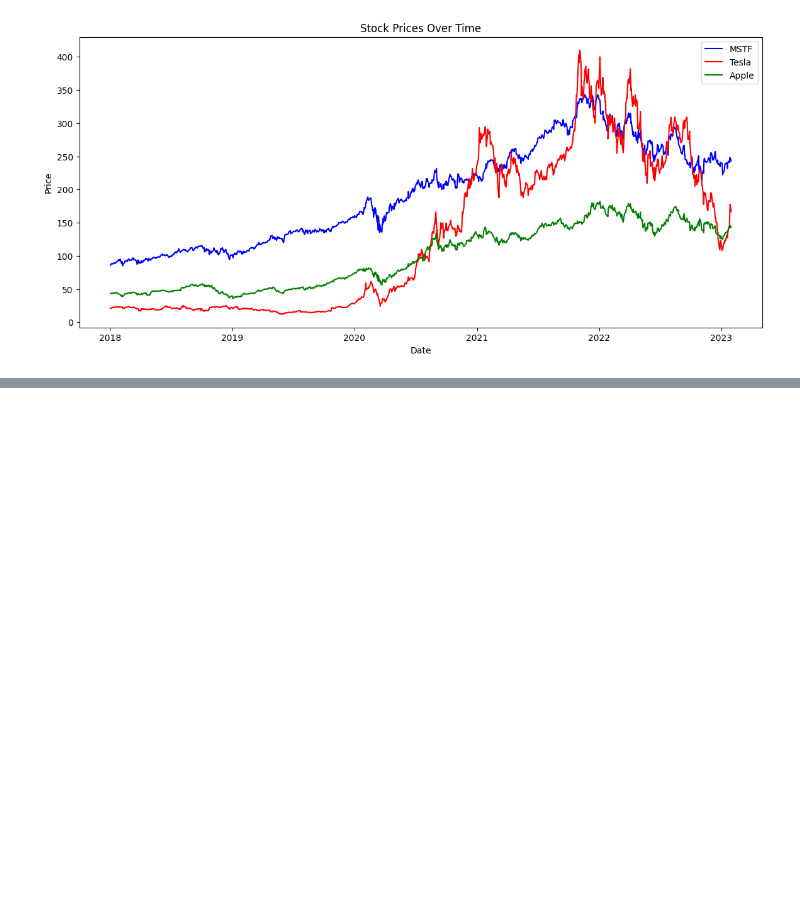
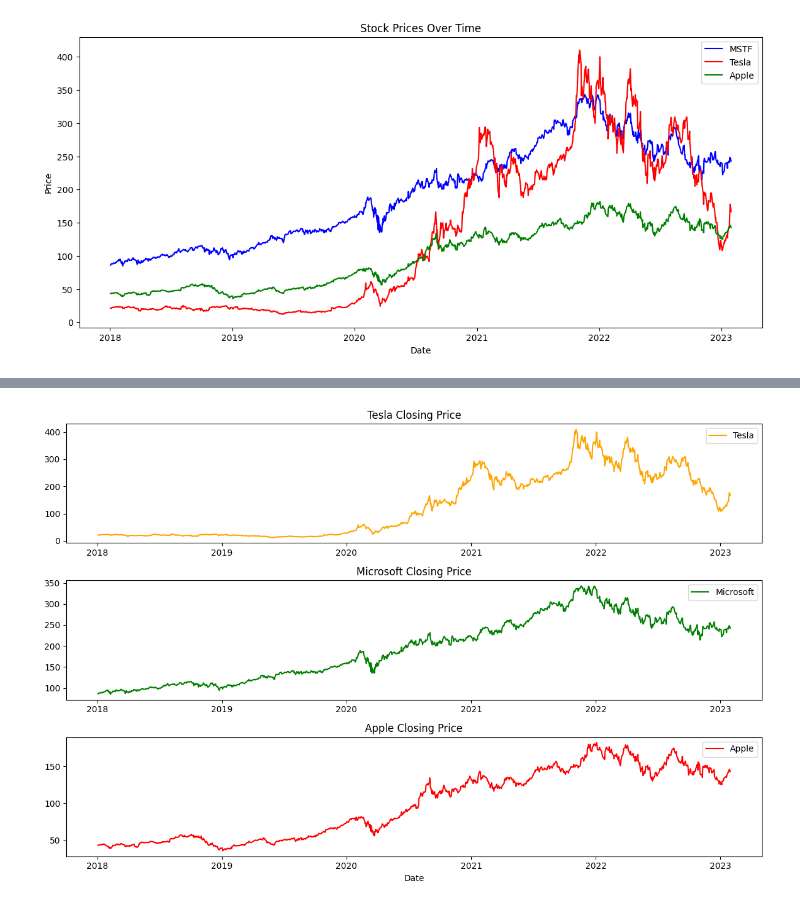
Before and after one commit to frktsc/SP-stock-price, a Jupyter notebook: Stoks_Analysis.ipynb, the cells around one changed output, grey strips where cells are left out. Cells and saved outputs as stored; diff of their text form; code cells hidden in the pictures; blank space fills up the shorter version.

```diff
--- a/Stoks_Analysis.ipynb
+++ b/Stoks_Analysis.ipynb
@@ -228,0 +394,33 @@ plt.show()
+# %%
+import matplotlib.pyplot as plt
+import pandas as pd
+
+
+# Set the figure size and create subplots
+plt.figure(figsize=(12, 8))
+
+# First subplot for Tesla's closing price
+plt.subplot(3, 1, 1)  # (nrows, ncols, index)
+plt.plot(Data_Tesla['Date'], Data_Tesla['Close'], label='Tesla', color='orange')
+plt.title('Tesla Closing Price')
+plt.legend()
+
+# Second subplot for Microsoft's closing price
+plt.subplot(3, 1, 2)  # New subplot in the second row
+plt.plot(Data_MSFT['Date'], Data_MSFT['Close'], label='Microsoft', color='green')
+plt.title('Microsoft Closing Price')
+plt.legend()
+
+# Third subplot for Apple's closing price
+plt.subplot(3, 1, 3)  # New subplot in the third row
+plt.plot(Data_Apple['Date'], Data_Apple['Close'], label='Apple', color='red')
+plt.title('Apple Closing Price')
+plt.xlabel('Date')
+plt.legend()
+
+# Automatically adjust the subplot params so that the subplot(s) fits in to the figure area.
+plt.tight_layout()
+
+plt.show()
+# %% [output]
+[figure, added]
```
Also changed, not shown: parts of 29 cells of this notebook, 1 other file.
